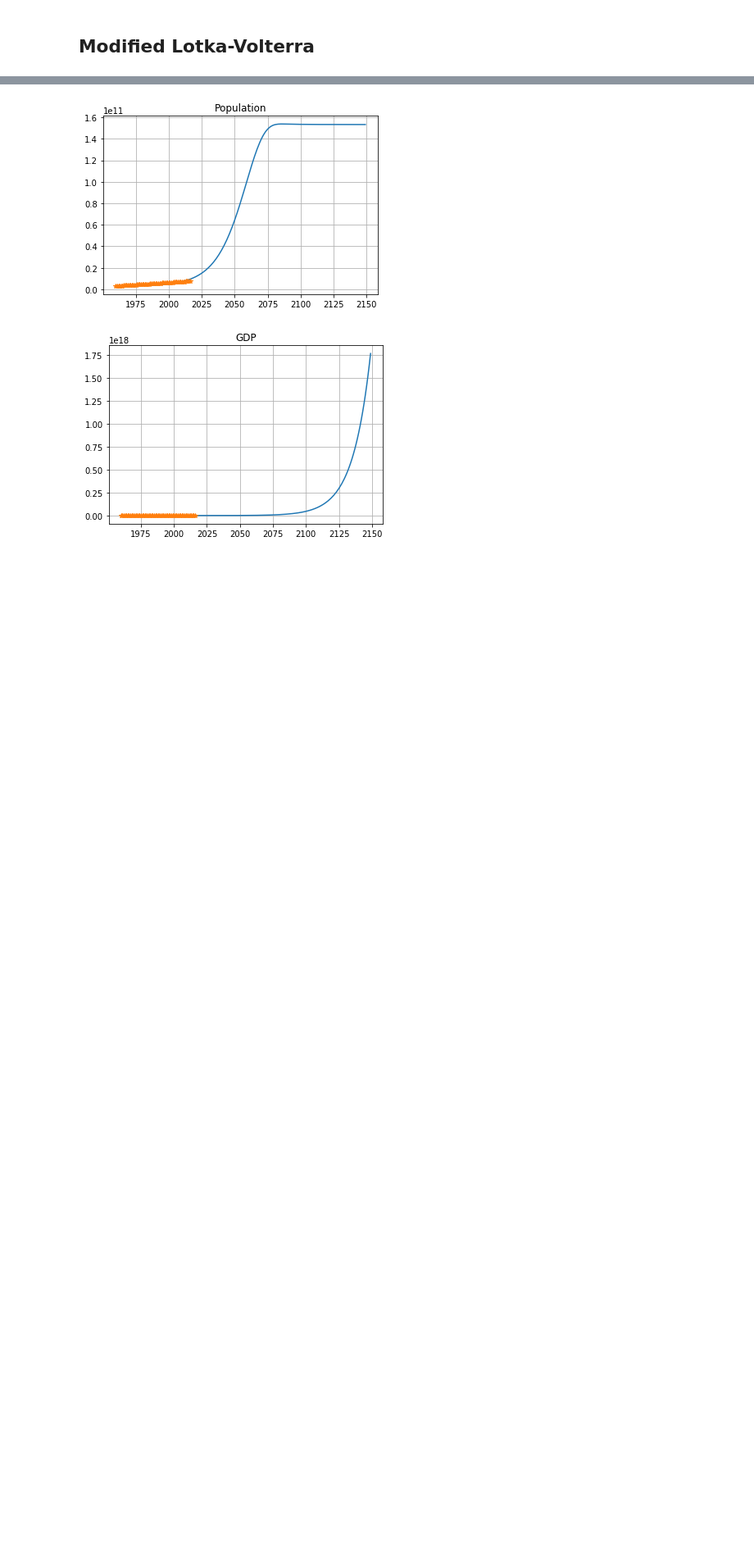
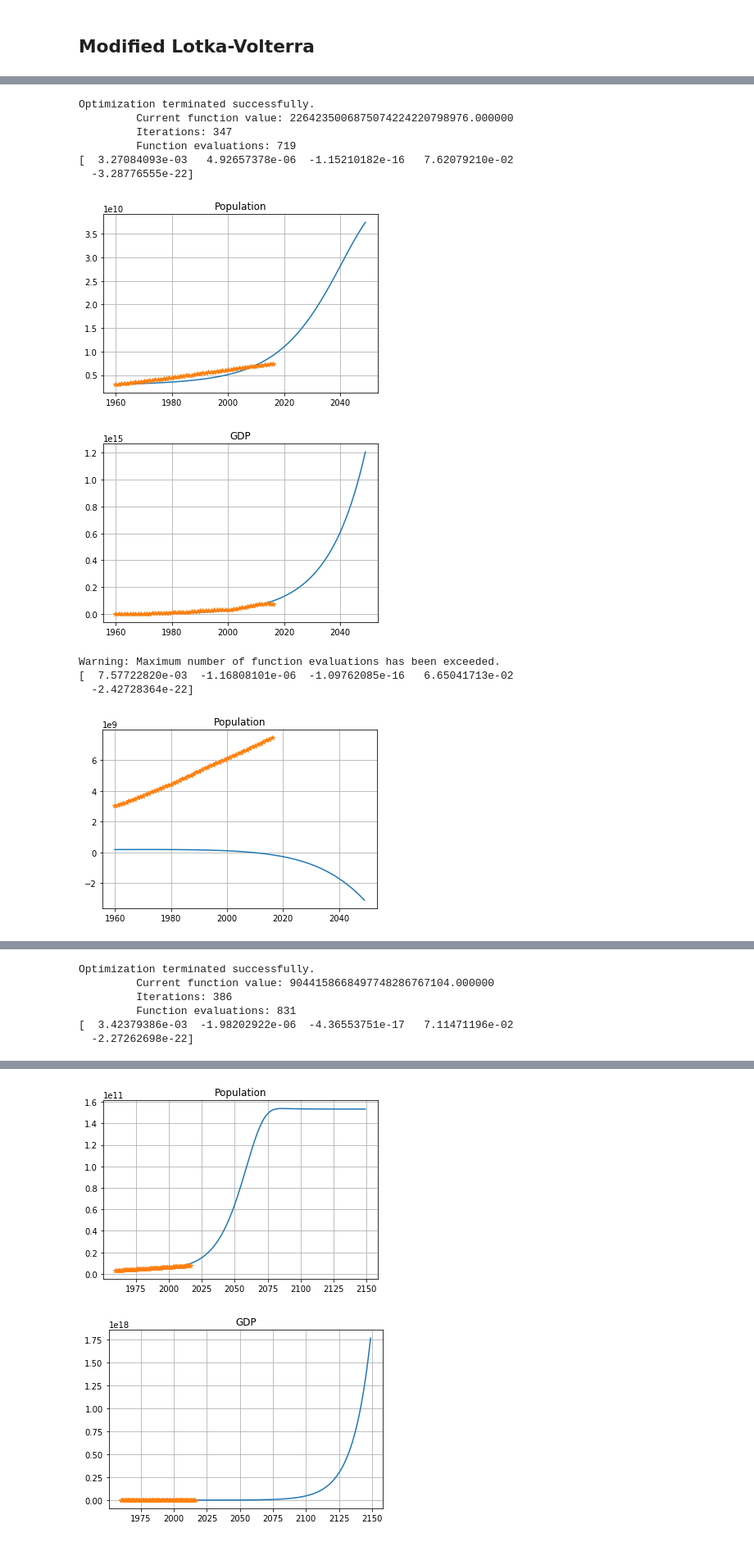
Before and after one commit to rfree18/math-modeling, a Jupyter notebook: final/Final.ipynb, the cells around one changed output, grey strips where cells are left out. Shown at 82% size. Cells and saved outputs as stored; diff of their text form; code cells hidden in the pictures; blank space fills up the shorter version.

```diff
--- a/final/Final.ipynb
+++ b/final/Final.ipynb
@@ -102 +91,4 @@ pop_data.apply(pd.to_numeric)
+# %%
+gdp_real_data = gdp_data.as_matrix()
+pop_real_data = pop_data.as_matrix()
 # %%
@@ -141,0 +119,40 @@ Optimization terminated successfully.
+# %%
+t = np.arange(1960, 2017, 1)
+
+for (idx, country_gdp) in enumerate(gdp_real_data):
+    country_pop = pop_real_data[idx]
+    data = np.asarray([country_pop, country_gdp])
+    # result = optimize.leastsq(score, par_init, args=(t, data))
+    result = optimize.fmin(score, x0=par_init, args=(t, data))
+    print(result)
+
+    t_plot = np.arange(1960, 2050, 1)
+
+    plt.figure()
+    plt.title("Population")
+    plt.grid()
+    plt.plot(t_plot, model(t_plot, data, result)[0])
+    plt.plot(np.arange(1960, 2017, 1), pop_real, '*')
+    plt.show()
+
+    plt.figure()
+    plt.grid()
+    plt.title("GDP")
+    plt.plot(t_plot, model(t_plot, data, result)[1])
+    # plt.plot(np.arange(1960, 2017, 1), res.T[1][110:-133])
+    plt.plot(np.arange(1960, 2017, 1), gdp_real, '*')
+    plt.plot()
+    plt.show()
+# %% [output]
+Optimization terminated successfully.
+         Current function value: 2264235006875074224220798976.000000
+         Iterations: 347
+         Function evaluations: 719
+[  3.27084093e-03   4.92657378e-06  -1.15210182e-16   7.62079210e-02
+  -3.28776555e-22]
+[figure, added]
+[figure, added]
+Warning: Maximum number of function evaluations has been exceeded.
+[  7.57722820e-03  -1.16808101e-06  -1.09762085e-16   6.65041713e-02
+  -2.42728364e-22]
+[figure, added]
@@ -141,0 +160,6 @@ Optimization terminated successfully.
+Optimization terminated successfully.
+         Current function value: 9044158668497748286767104.000000
+         Iterations: 386
+         Function evaluations: 831
+[  3.42379386e-03  -1.98202922e-06  -4.36553751e-17   7.11471196e-02
+  -2.27262698e-22]
```
Also changed, not shown: parts of 6 cells of this notebook, 3 other files.
